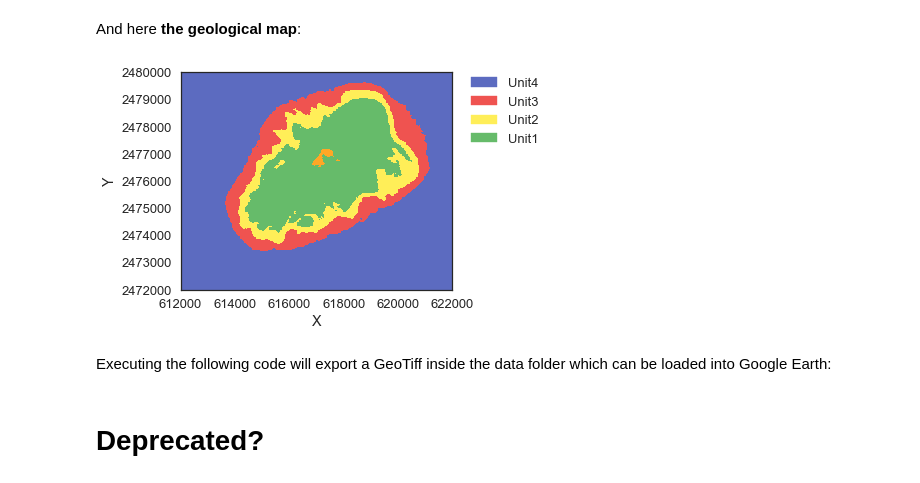
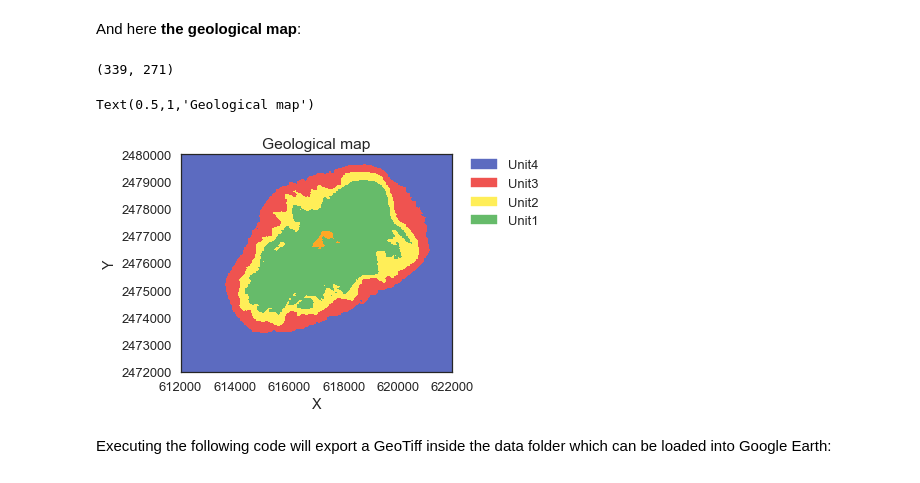
Before and after one commit to cgre-aachen/remote-geomod, a Jupyter notebook: notebooks/03_geological_modeling.ipynb, the cells around one changed output. Drawn from its saved outputs; the diff is of its cells as text; code cells hidden in the pictures.

```diff
--- a/notebooks/03_geological_modeling.ipynb
+++ b/notebooks/03_geological_modeling.ipynb
@@ -191,9 +197,15 @@ Device:  cpu
 Precision:  float64
 # %% [markdown]
 And here **the geological map**:
+# %%
+geo_map.shape
+# %% [output]
+(339, 271)
 # %%
 gp.plot_section(geo_data_geomap, lith_block[0], 0, direction='z', plot_data=False)
+plt.title("Geological map");
 # %% [output]
+Text(0.5,1,'Geological map')
-[figure, old version]
+[figure, new version]
 # %% [markdown]
 Executing the following code will export a GeoTiff inside the data folder which can be loaded into Google Earth:
@@ -231,2 +211,0 @@ ds=None
-# %% [markdown]
-# Deprecated?
```
Also changed, not shown: parts of 22 cells of this notebook, 4 other files.
